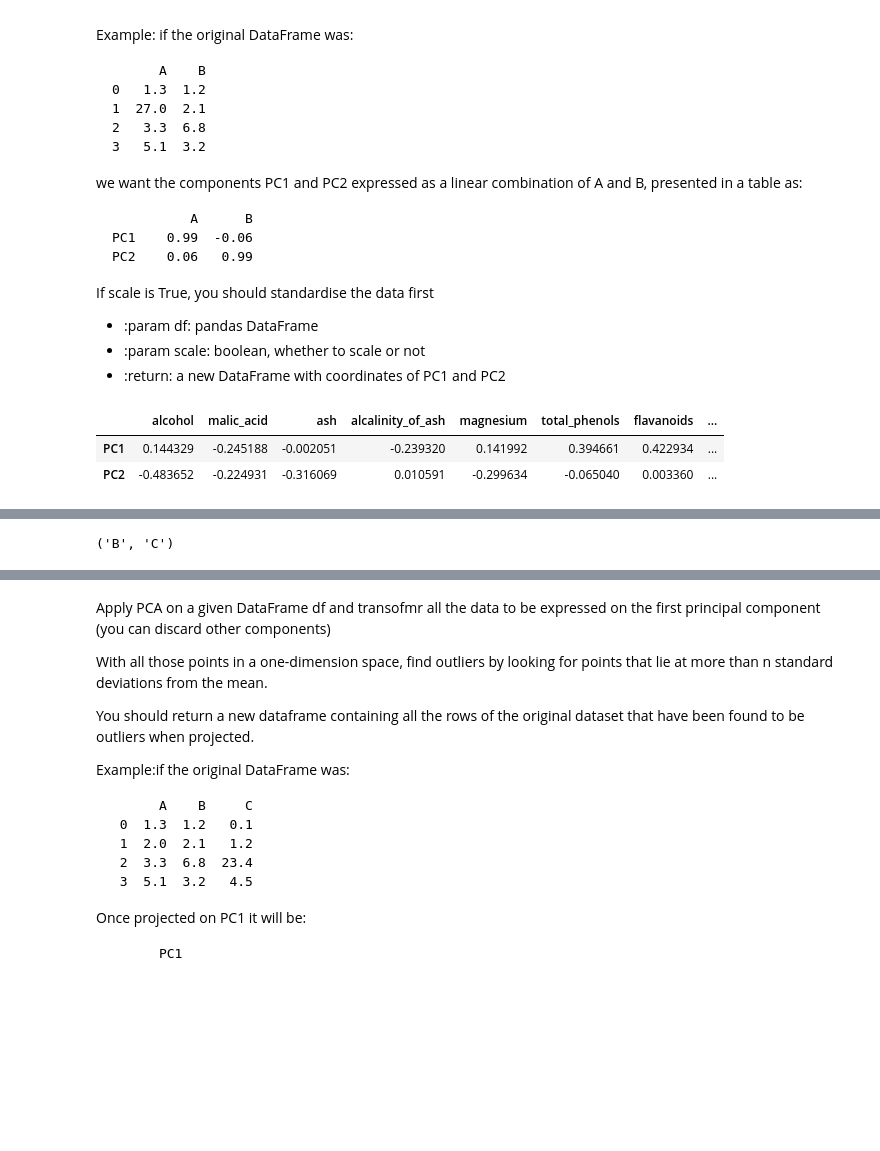
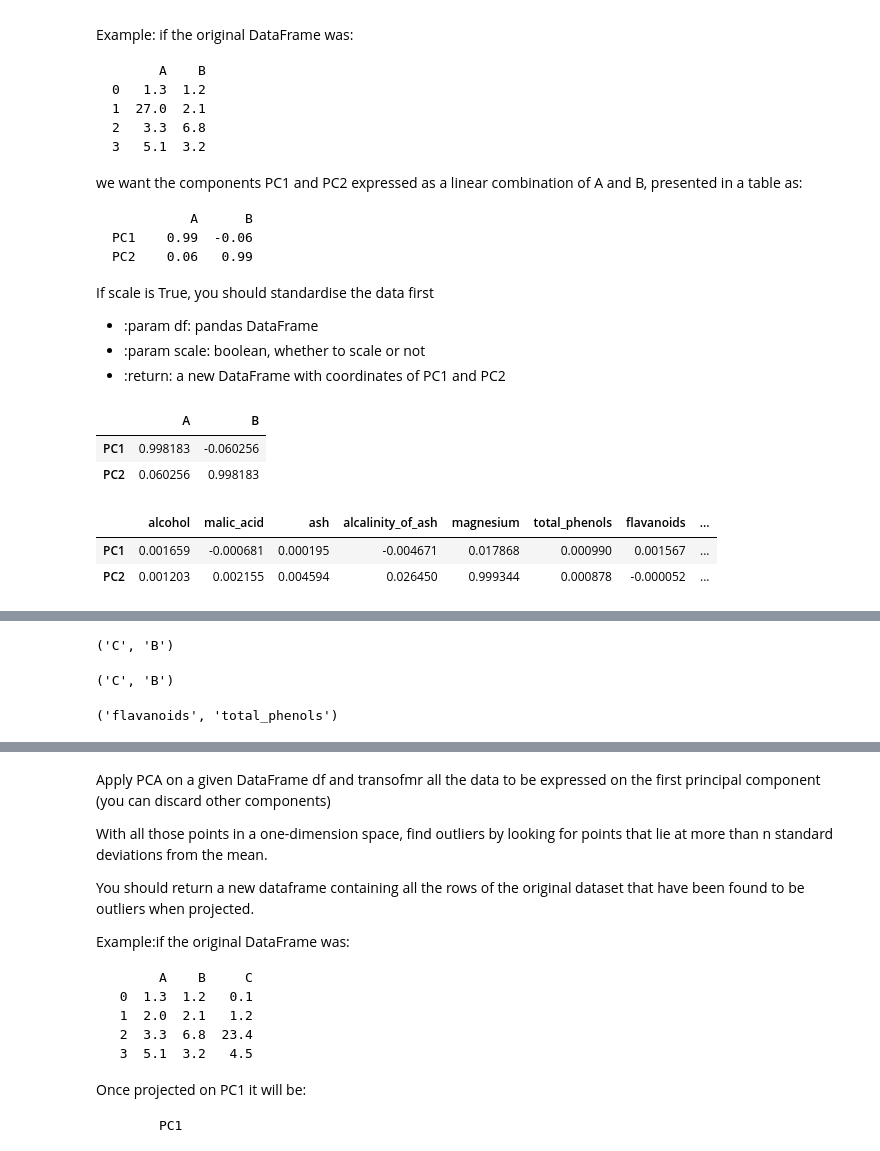
Before and after one commit to IreneMocci/ADS02_CS, a Jupyter notebook: EDA_and_PCA.ipynb, the cells around one changed output, grey strips where cells are left out. Drawn from its saved outputs; the diff is of its cells as text; code cells hidden in the pictures; blank space fills up the shorter version.

```diff
--- a/EDA_and_PCA.ipynb
+++ b/EDA_and_PCA.ipynb
@@ -533,7 +554,7 @@ from sklearn.preprocessing import StandardScaler
 from sklearn.decomposition import PCA
 from sklearn.datasets import load_wine
 data = load_wine()
-df = pd.DataFrame(data.data, columns=data.feature_names)
+df_wine = pd.DataFrame(data.data, columns=data.feature_names)
 # %% [markdown]
 
 Apply PCA on a DataFrame and return a new DataFrame containing
@@ -612,11 +632,21 @@ def get_coordinates_of_first_two(df, scale):
     rows = rows.split(',')
     df_new = pd.DataFrame(w_pca, columns=cols, index=rows)
     return df_new
-
-scale = 'False'
-get_coordinates_of_first_two(df, scale)
-# %% [output]
-|  | alcohol | malic_acid | ash | alcalinity_of_ash | magnesium | total_phenols | flavanoids | ... |
-| PC1 | 0.144329 | -0.245188 | -0.002051 | -0.239320 | 0.141992 | 0.394661 | 0.422934 | ... |
-| PC2 | -0.483652 | -0.224931 | -0.316069 | 0.010591 | -0.299634 | -0.065040 | 0.003360 | ... |
+# %%
+# sample dataframe
+df = pd.DataFrame({'A': [1.3, 27, 3.3, 5.1], 'B': [1.2, 2.1, 6.8, 3.2]})
+scale = False
+get_coordinates_of_first_two(df, scale)
+# %% [output]
+|  | A | B |
+| PC1 | 0.998183 | -0.060256 |
+| PC2 | 0.060256 | 0.998183 |
+# %%
+# wine dataframe
+scale = False
+get_coordinates_of_first_two(df_wine, scale)
+# %% [output]
+|  | alcohol | malic_acid | ash | alcalinity_of_ash | magnesium | total_phenols | flavanoids | ... |
+| PC1 | 0.001659 | -0.000681 | 0.000195 | -0.004671 | 0.017868 | 0.000990 | 0.001567 | ... |
+| PC2 | 0.001203 | 0.002155 | 0.004594 | 0.026450 | 0.999344 | 0.000878 | -0.000052 | ... |
 # %% [markdown]
@@ -642,18 +671,27 @@ If scale is True, you should standardise the data first
 * :param df: pandas DataFrame
 * :param scale: boolean, whether to scale or not
 * :return: names of the two most important features as a tuple
+# %%
+def get_most_important_two(df, scale):
+    df_new = get_coordinates_of_first_two(df, scale)
+    pc1 = abs(df_new.iloc[0])
+    feat_1 = pc1.idxmax()
+    drop_f1 = pc1.drop(feat_1)
+    feat_2 = drop_f1.idxmax()
+    most_import_features = tuple((feat_1, feat_2))
+    return most_import_features
+# %% [output]
+('C', 'B')
 # %%
-def get_most_important_two(df, scale):
-    df_new = get_coordinates_of_first_two(df, scale)
-    pc1 = abs(df_new.iloc[0])
-    feat_1 = pc1.idxmax()
-    drop_f1 = pc1.drop(feat_1)
-    feat_2 = drop_f1.idxmax()
-    most_import_features = tuple((feat_1, feat_2))
-    return most_import_features
-
+# sample dataframe
 df = pd.DataFrame({'A': [1.3, 2.0, 3.3, 5.1], 'B': [1.2, 2.1, 6.8, 3.2], 'C': [0.1, 1.2, 23.4, 4.5]})
+scale = False
 get_most_important_two(df, scale)
 # %% [output]
-('B', 'C')
+('C', 'B')
+# %%
+scale = True
+get_most_important_two(df_wine, scale)
+# %% [output]
+('flavanoids', 'total_phenols')
 # %% [markdown]
```
Also changed, not shown: parts of 9 cells of this notebook.
